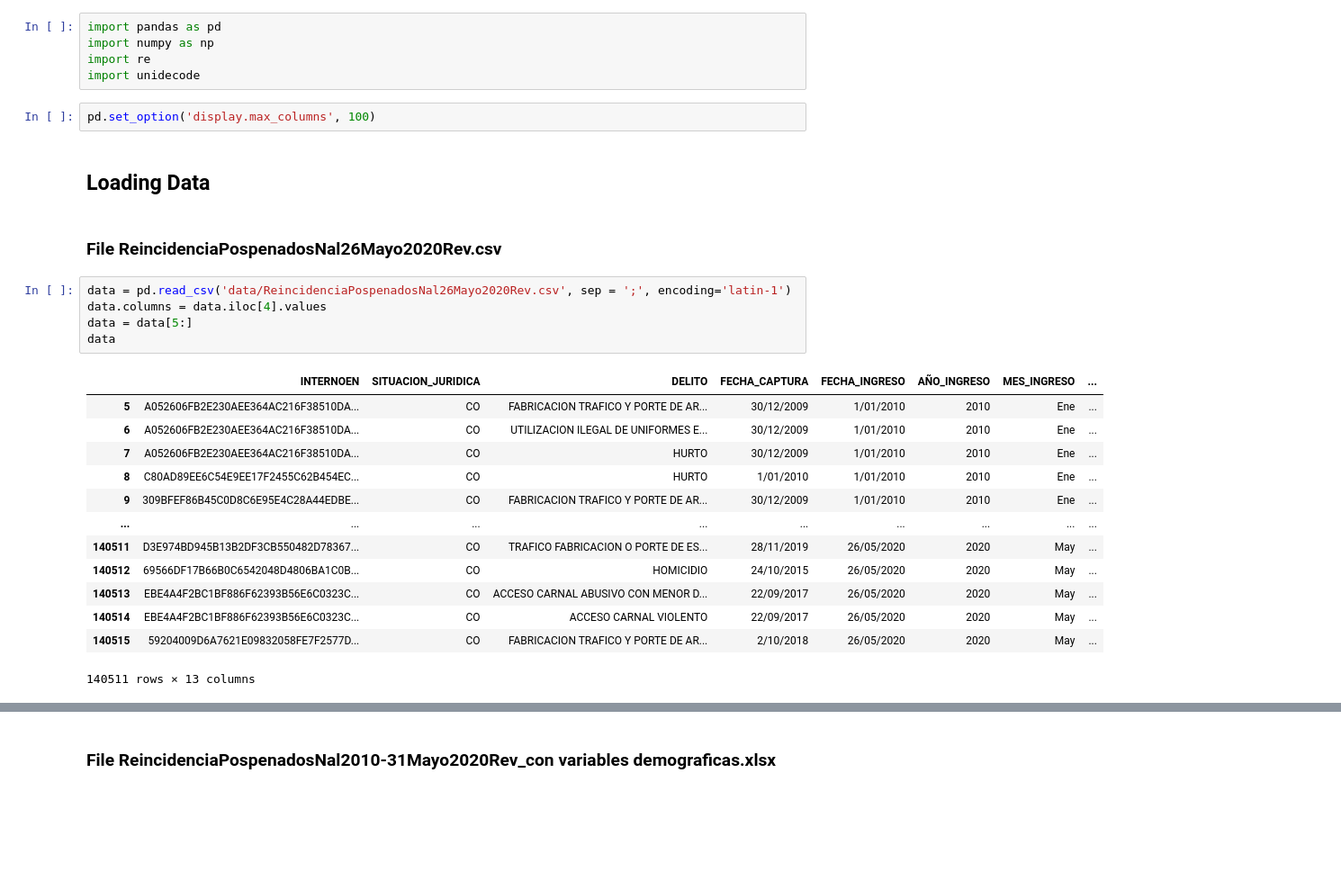
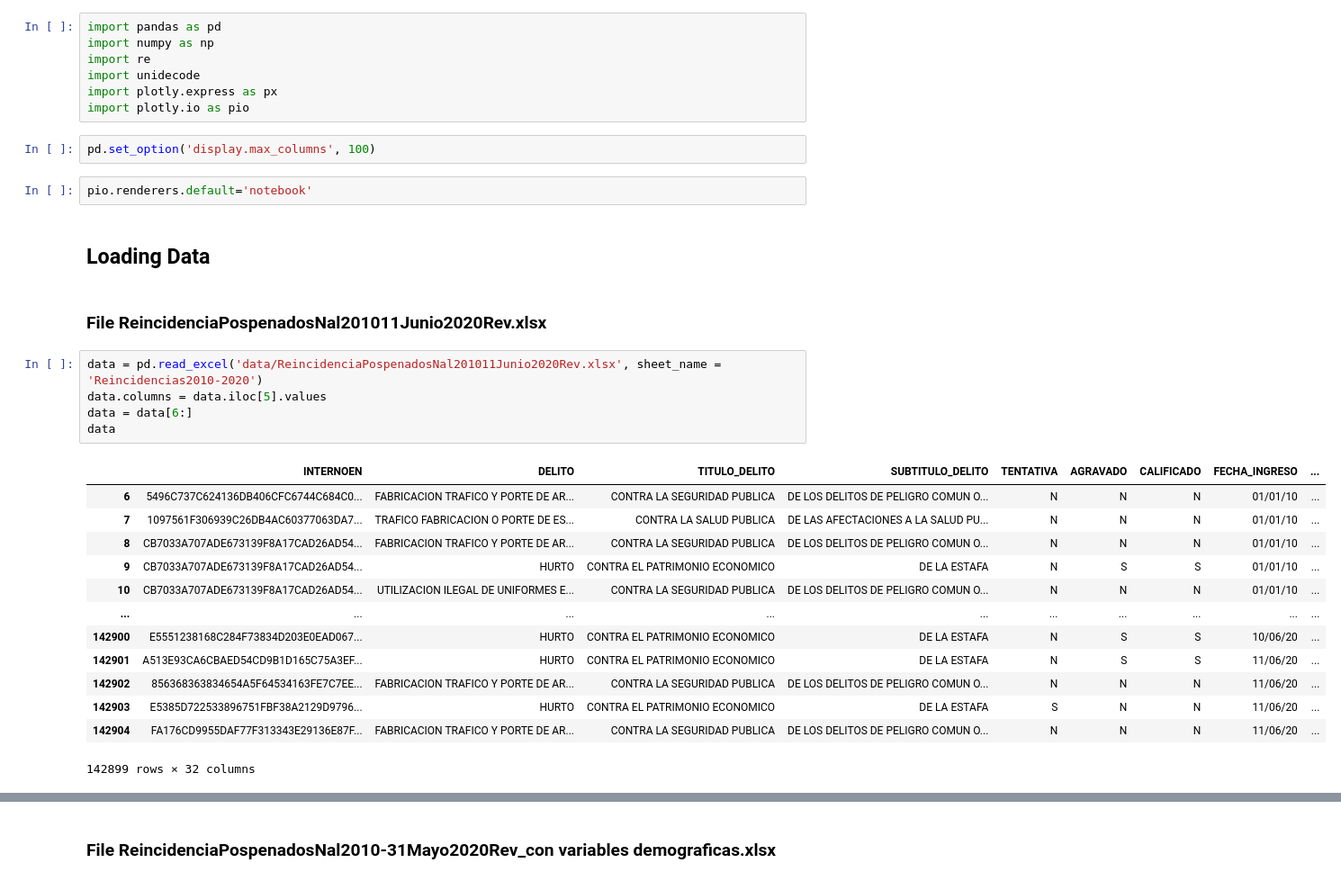
Before and after one commit to dehoyosb/MinJusticia_team77_DS4A_Project, a Jupyter notebook: exploratory_data_analysis_daniel.ipynb, the cells around one changed output, grey strips where cells are left out. Shown at 90% size. Cells and saved outputs as stored; diff of their text form; blank space fills up the shorter version.

Commit message:
improved on the data cleaning, still havent finished the missing data recovery

```diff
--- a/exploratory_data_analysis_daniel.ipynb
+++ b/exploratory_data_analysis_daniel.ipynb
@@ -3,31 +3,35 @@ import pandas as pd
 import numpy as np
 import re
 import unidecode
+import plotly.express as px
+import plotly.io as pio
 # %%
 pd.set_option('display.max_columns', 100)
+# %%
+pio.renderers.default='notebook'
 # %% [markdown]
 ## Loading Data
 # %% [markdown]
-### File ReincidenciaPospenadosNal26Mayo2020Rev.csv
+### File ReincidenciaPospenadosNal201011Junio2020Rev.xlsx
 # %%
-data = pd.read_csv('data/ReincidenciaPospenadosNal26Mayo2020Rev.csv', sep = ';', encoding='latin-1')
-data.columns = data.iloc[4].values
-data = data[5:]
+data = pd.read_excel('data/ReincidenciaPospenadosNal201011Junio2020Rev.xlsx', sheet_name = 'Reincidencias2010-2020')
+data.columns = data.iloc[5].values
+data = data[6:]
 data
 # %% [output]
-|  | INTERNOEN | SITUACION_JURIDICA | DELITO | FECHA_CAPTURA | FECHA_INGRESO | AÑO_INGRESO | MES_INGRESO | ... |
-| 5 | A052606FB2E230AEE364AC216F38510DA... | CO | FABRICACION TRAFICO Y PORTE DE AR... | 30/12/2009 | 1/01/2010 | 2010 | Ene | ... |
-| 6 | A052606FB2E230AEE364AC216F38510DA... | CO | UTILIZACION ILEGAL DE UNIFORMES E... | 30/12/2009 | 1/01/2010 | 2010 | Ene | ... |
-| 7 | A052606FB2E230AEE364AC216F38510DA... | CO | HURTO | 30/12/2009 | 1/01/2010 | 2010 | Ene | ... |
-| 8 | C80AD89EE6C54E9EE17F2455C62B454EC... | CO | HURTO | 1/01/2010 | 1/01/2010 | 2010 | Ene | ... |
-| 9 | 309BFEF86B45C0D8C6E95E4C28A44EDBE... | CO | FABRICACION TRAFICO Y PORTE DE AR... | 30/12/2009 | 1/01/2010 | 2010 | Ene | ... |
-| ... | ... | ... | ... | ... | ... | ... | ... | ... |
-| 140511 | D3E974BD945B13B2DF3CB550482D78367... | CO | TRAFICO FABRICACION O PORTE DE ES... | 28/11/2019 | 26/05/2020 | 2020 | May | ... |
-| 140512 | 69566DF17B66B0C6542048D4806BA1C0B... | CO | HOMICIDIO | 24/10/2015 | 26/05/2020 | 2020 | May | ... |
-| 140513 | EBE4A4F2BC1BF886F62393B56E6C0323C... | CO | ACCESO CARNAL ABUSIVO CON MENOR D... | 22/09/2017 | 26/05/2020 | 2020 | May | ... |
-| 140514 | EBE4A4F2BC1BF886F62393B56E6C0323C... | CO | ACCESO CARNAL VIOLENTO | 22/09/2017 | 26/05/2020 | 2020 | May | ... |
-| 140515 | 59204009D6A7621E09832058FE7F2577D... | CO | FABRICACION TRAFICO Y PORTE DE AR... | 2/10/2018 | 26/05/2020 | 2020 | May | ... |
+|  | INTERNOEN | DELITO | TITULO_DELITO | SUBTITULO_DELITO | TENTATIVA | AGRAVADO | CALIFICADO | FECHA_INGRESO | ... |
+| 6 | 5496C737C624136DB406CFC6744C684C0... | FABRICACION TRAFICO Y PORTE DE AR... | CONTRA LA SEGURIDAD PUBLICA | DE LOS DELITOS DE PELIGRO COMUN O... | N | N | N | 01/01/10 | ... |
+| 7 | 1097561F306939C26DB4AC60377063DA7... | TRAFICO FABRICACION O PORTE DE ES... | CONTRA LA SALUD PUBLICA | DE LAS AFECTACIONES A LA SALUD PU... | N | N | N | 01/01/10 | ... |
+| 8 | CB7033A707ADE673139F8A17CAD26AD54... | FABRICACION TRAFICO Y PORTE DE AR... | CONTRA LA SEGURIDAD PUBLICA | DE LOS DELITOS DE PELIGRO COMUN O... | N | N | N | 01/01/10 | ... |
+| 9 | CB7033A707ADE673139F8A17CAD26AD54... | HURTO | CONTRA EL PATRIMONIO ECONOMICO | DE LA ESTAFA | N | S | S | 01/01/10 | ... |
+| 10 | CB7033A707ADE673139F8A17CAD26AD54... | UTILIZACION ILEGAL DE UNIFORMES E... | CONTRA LA SEGURIDAD PUBLICA | DE LOS DELITOS DE PELIGRO COMUN O... | N | N | N | 01/01/10 | ... |
+| ... | ... | ... | ... | ... | ... | ... | ... | ... | ... |
+| 142900 | E5551238168C284F73834D203E0EAD067... | HURTO | CONTRA EL PATRIMONIO ECONOMICO | DE LA ESTAFA | N | S | S | 10/06/20 | ... |
+| 142901 | A513E93CA6CBAED54CD9B1D165C75A3EF... | HURTO | CONTRA EL PATRIMONIO ECONOMICO | DE LA ESTAFA | N | S | S | 11/06/20 | ... |
+| 142902 | 856368363834654A5F64534163FE7C7EE... | FABRICACION TRAFICO Y PORTE DE AR... | CONTRA LA SEGURIDAD PUBLICA | DE LOS DELITOS DE PELIGRO COMUN O... | N | N | N | 11/06/20 | ... |
+| 142903 | E5385D722533896751FBF38A2129D9796... | HURTO | CONTRA EL PATRIMONIO ECONOMICO | DE LA ESTAFA | S | N | N | 11/06/20 | ... |
+| 142904 | FA176CD9955DAF77F313343E29136E87F... | FABRICACION TRAFICO Y PORTE DE AR... | CONTRA LA SEGURIDAD PUBLICA | DE LOS DELITOS DE PELIGRO COMUN O... | N | N | N | 11/06/20 | ... |
-140511 rows × 13 columns
+142899 rows × 32 columns
 # %%
 data.info()
 # %% [output]
```
Also changed, not shown: parts of 149 cells of this notebook.
